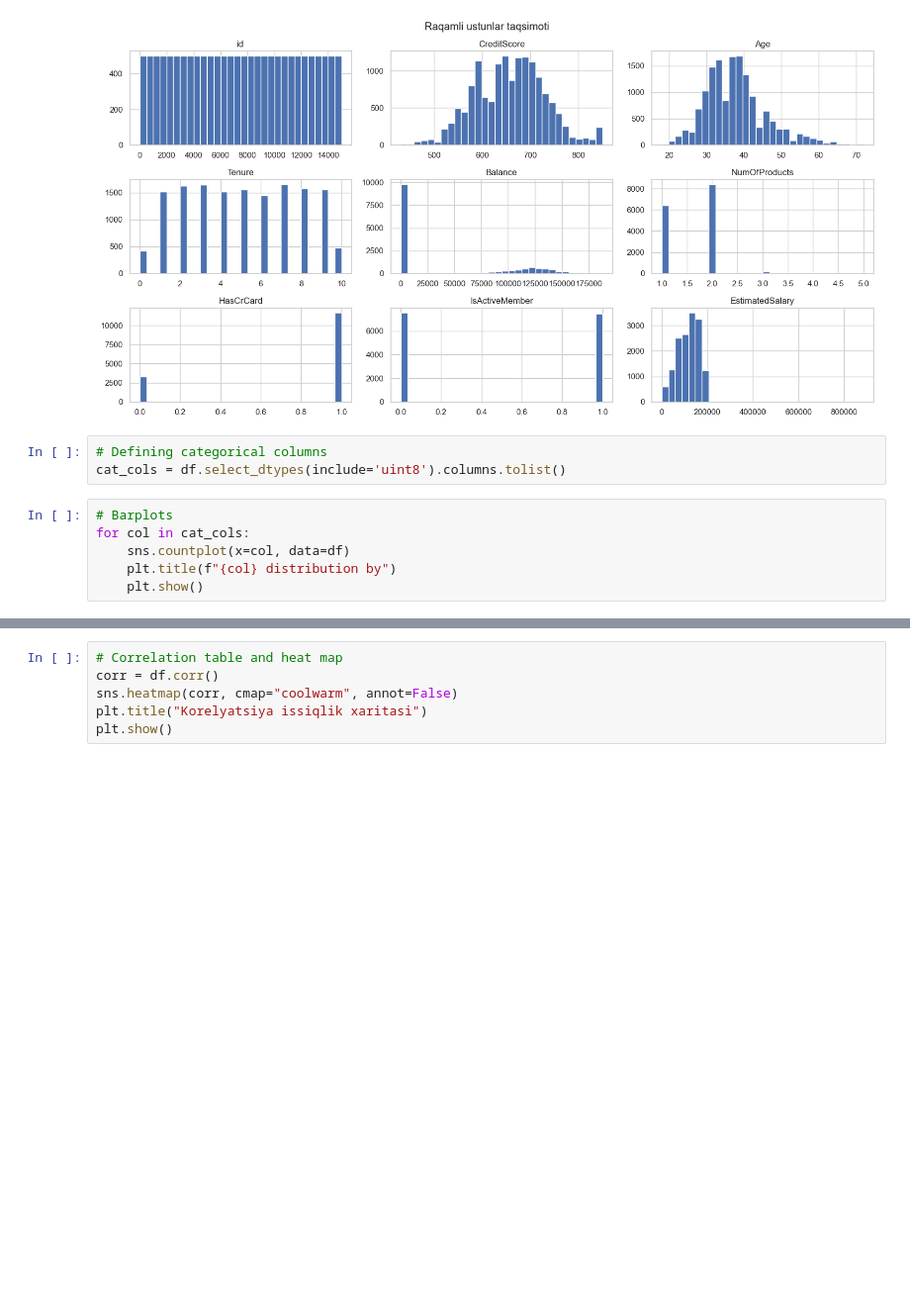
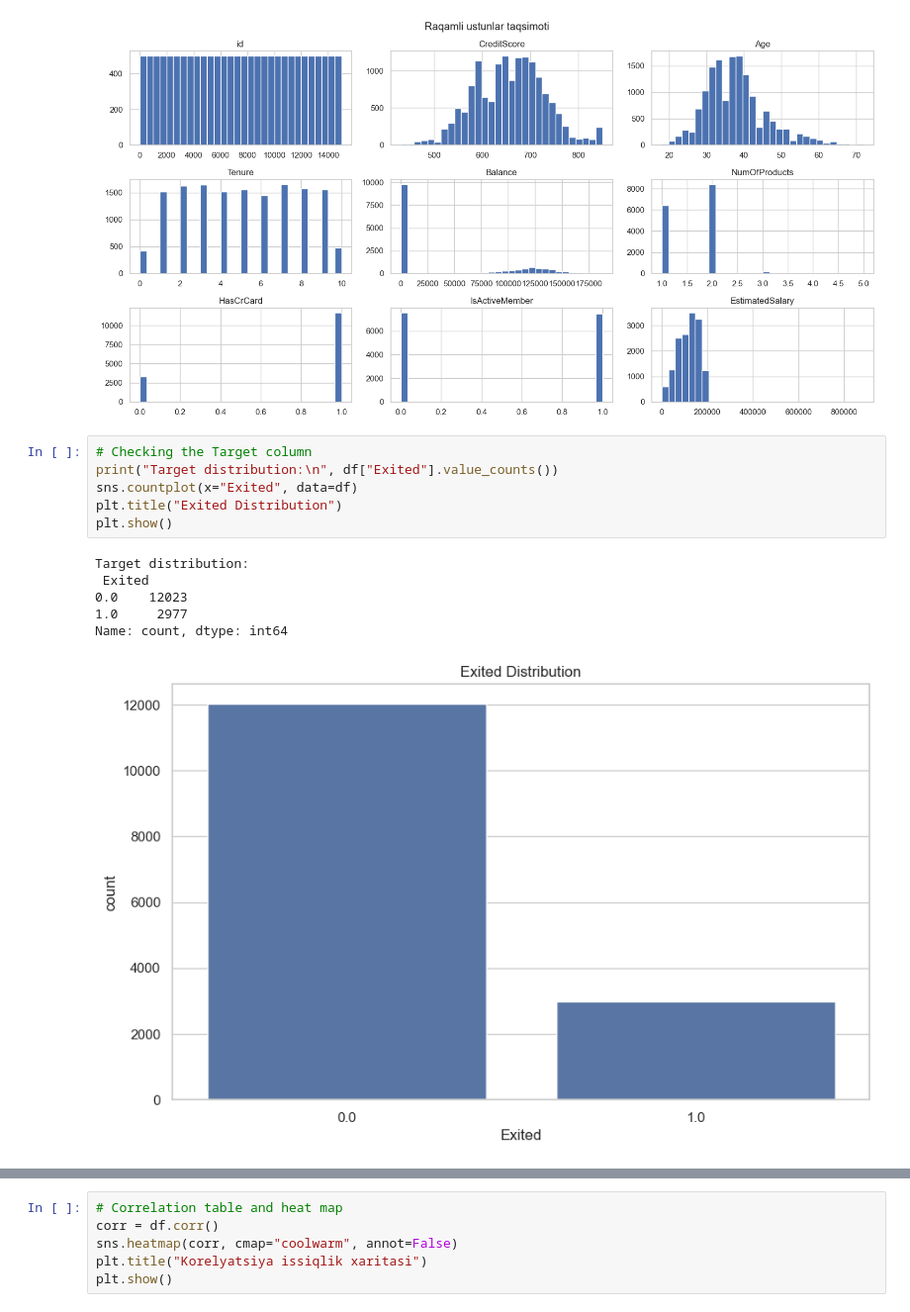
Before and after one commit to FozilovDiyorbek/Customer_churn_project, a Jupyter notebook: notebooks/2_eda.ipynb, the cells around one changed output, grey strips where cells are left out. Shown at 99% size. Cells and saved outputs as stored; diff of their text form; blank space fills up the shorter version.

```diff
--- a/notebooks/2_eda.ipynb
+++ b/notebooks/2_eda.ipynb
@@ -64,12 +55,16 @@ plt.tight_layout()
 plt.show()
 # %% [output]
 [figure]
-# %%
-# Defining categorical columns
-cat_cols = df.select_dtypes(include='uint8').columns.tolist()
 # %%
-# Barplots
-for col in cat_cols:
-    sns.countplot(x=col, data=df)
-    plt.title(f"{col} distribution by")
-    plt.show()
+# Checking the Target column
+print("Target distribution:\n", df["Exited"].value_counts())
+sns.countplot(x="Exited", data=df)
+plt.title("Exited Distribution")
+plt.show()
+# %% [output]
+Target distribution:
+ Exited
+0.0    12023
+1.0     2977
+Name: count, dtype: int64
+[figure, added]
```
Also changed, not shown: parts of 5 cells of this notebook, 11 other files.
